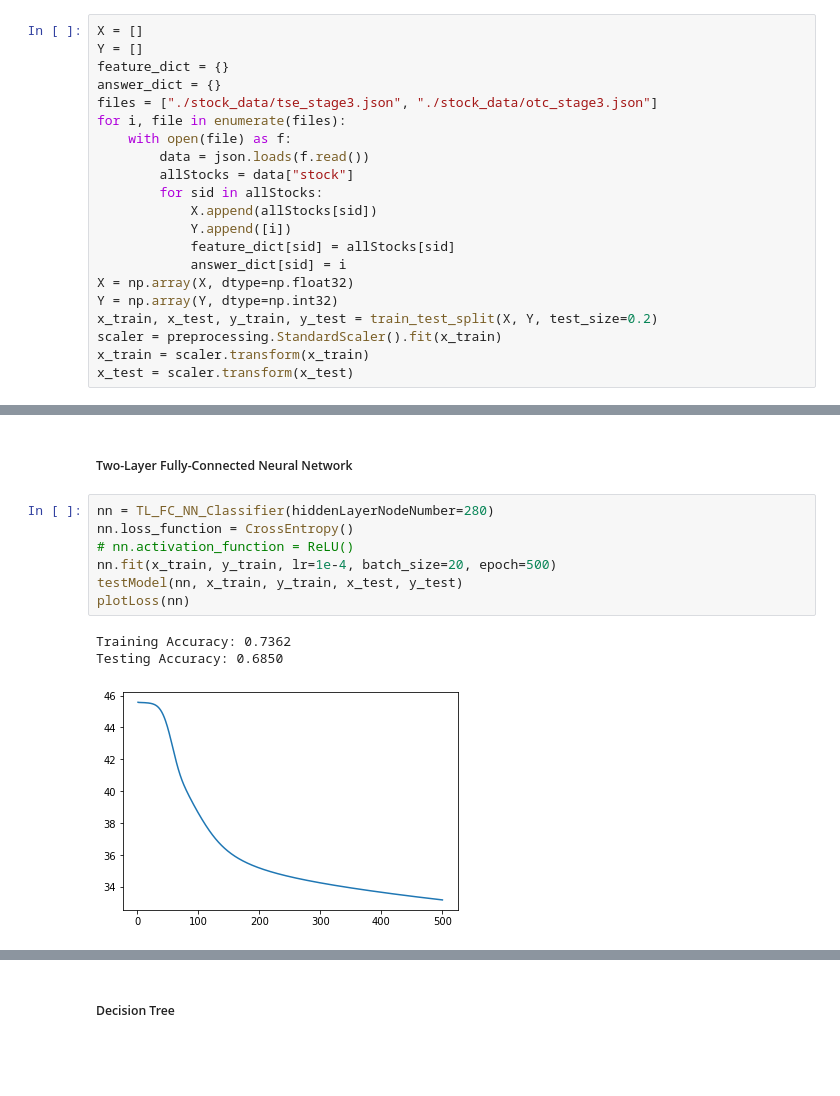
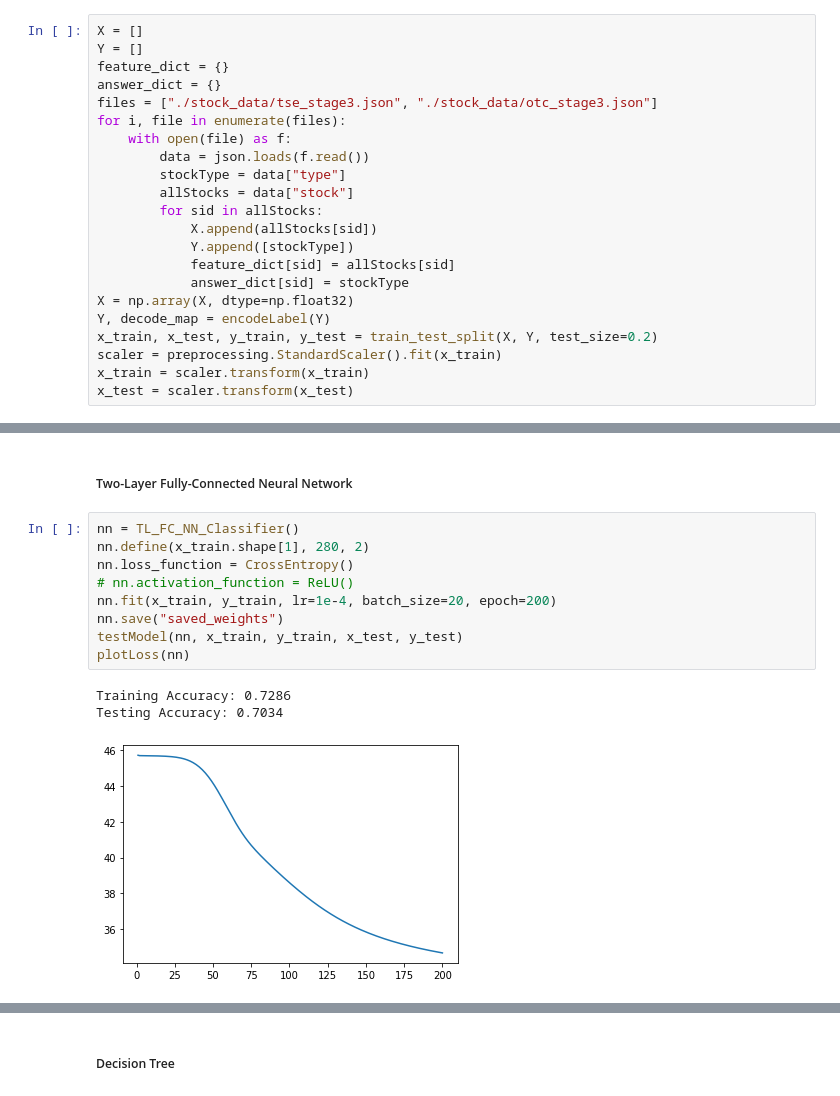
Before and after one commit to Jamison-Chen/DataScience, a Jupyter notebook: stockClassification.ipynb, the cells around one changed output, grey strips where cells are left out. Saved outputs shown, nothing was run; the diff lists cells and outputs as text; blank space fills up the shorter version.

```diff
--- a/stockClassification.ipynb
+++ b/stockClassification.ipynb
@@ -23,14 +23,15 @@ files = ["./stock_data/tse_stage3.json", "./stock_data/otc_stage3.json"]
 for i, file in enumerate(files):
     with open(file) as f:
         data = json.loads(f.read())
+        stockType = data["type"]
         allStocks = data["stock"]
         for sid in allStocks:
             X.append(allStocks[sid])
-            Y.append([i])
+            Y.append([stockType])
             feature_dict[sid] = allStocks[sid]
-            answer_dict[sid] = i
+            answer_dict[sid] = stockType
 X = np.array(X, dtype=np.float32)
-Y = np.array(Y, dtype=np.int32)
+Y, decode_map = encodeLabel(Y)
 x_train, x_test, y_train, y_test = train_test_split(X, Y, test_size=0.2)
 scaler = preprocessing.StandardScaler().fit(x_train)
 x_train = scaler.transform(x_train)
@@ -76,13 +73,15 @@ Testing Accuracy: 0.7003
 # %% [markdown]
 ##### Two-Layer Fully-Connected Neural Network
 # %%
-nn = TL_FC_NN_Classifier(hiddenLayerNodeNumber=280)
+nn = TL_FC_NN_Classifier()
+nn.define(x_train.shape[1], 280, 2)
 nn.loss_function = CrossEntropy()
 # nn.activation_function = ReLU()
-nn.fit(x_train, y_train, lr=1e-4, batch_size=20, epoch=500)
+nn.fit(x_train, y_train, lr=1e-4, batch_size=20, epoch=200)
+nn.save("saved_weights")
 testModel(nn, x_train, y_train, x_test, y_test)
 plotLoss(nn)
 # %% [output]
-Training Accuracy: 0.7362
-Testing Accuracy: 0.6850
+Training Accuracy: 0.7286
+Testing Accuracy: 0.7034
-[figure, old version]
+[figure, new version]
```
Also changed, not shown: parts of 4 cells of this notebook, 4 other files.
